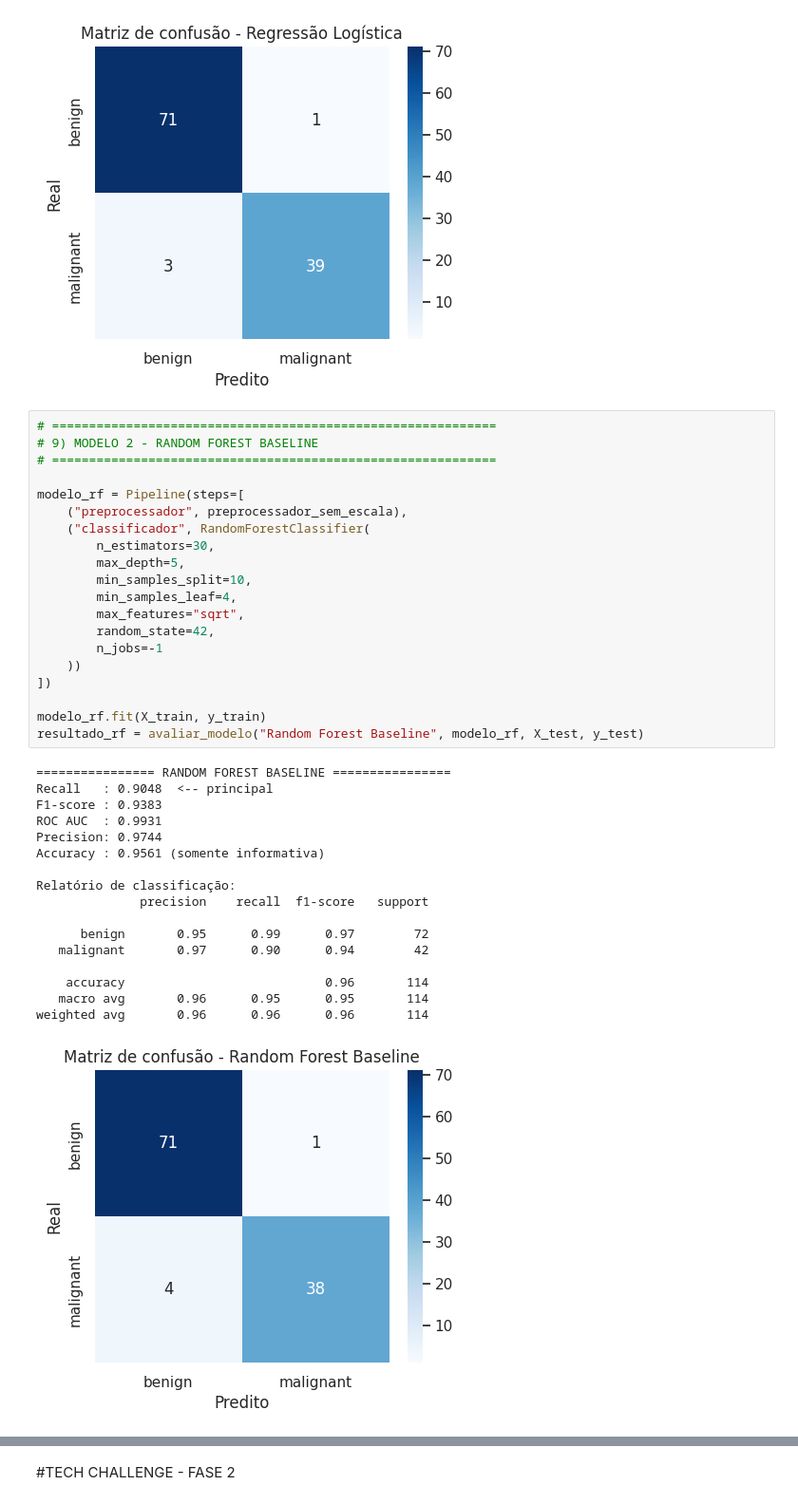
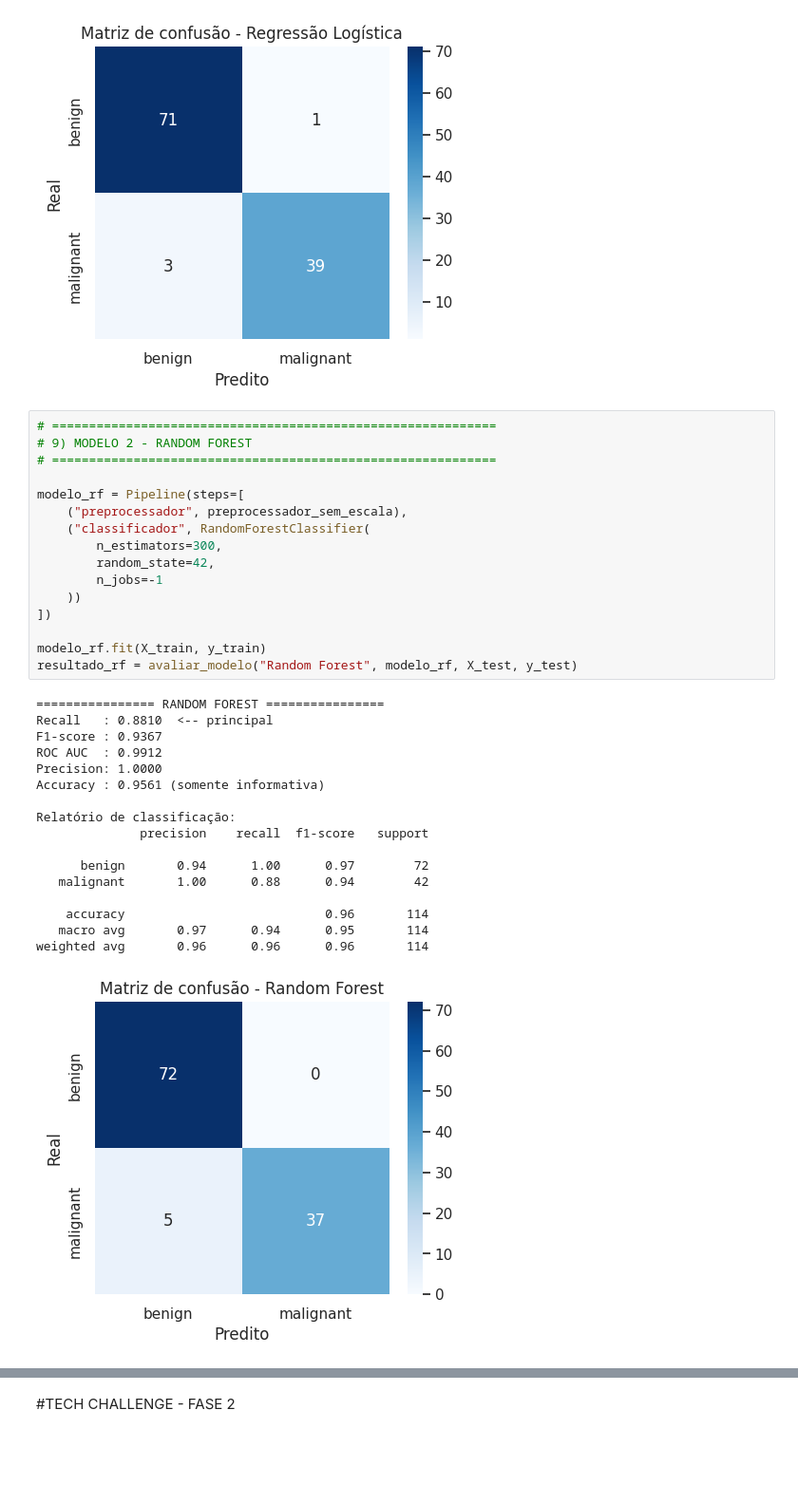
Before and after one commit to mvaraujo1977/Cancer-Mama-Machine-Learning, a Jupyter notebook: Cancer_de_Mama.ipynb, the cells around one changed output, grey strips where cells are left out. Shown at 95% size. Drawn from its saved outputs; the diff is of its cells as text; blank space fills up the shorter version.

```diff
--- a/Cancer_de_Mama.ipynb
+++ b/Cancer_de_Mama.ipynb
@@ -272,42 +272,38 @@ weighted avg       0.97      0.96      0.96       114
 [figure]
 # %%
 # ============================================================
-# 9) MODELO 2 - RANDOM FOREST BASELINE
+# 9) MODELO 2 - RANDOM FOREST
 # ============================================================
 
 modelo_rf = Pipeline(steps=[
     ("preprocessador", preprocessador_sem_escala),
     ("classificador", RandomForestClassifier(
-        n_estimators=30,
-        max_depth=5,
-        min_samples_split=10,
-        min_samples_leaf=4,
-        max_features="sqrt",
+        n_estimators=300,
         random_state=42,
         n_jobs=-1
     ))
 ])
 
 modelo_rf.fit(X_train, y_train)
-resultado_rf = avaliar_modelo("Random Forest Baseline", modelo_rf, X_test, y_test)
+resultado_rf = avaliar_modelo("Random Forest", modelo_rf, X_test, y_test)
 # %% [output]
-================ RANDOM FOREST BASELINE ================
-Recall   : 0.9048  <-- principal
-F1-score : 0.9383
-ROC AUC  : 0.9931
-Precision: 0.9744
+================ RANDOM FOREST ================
+Recall   : 0.8810  <-- principal
+F1-score : 0.9367
+ROC AUC  : 0.9912
+Precision: 1.0000
 Accuracy : 0.9561 (somente informativa)
 
 Relatório de classificação:
               precision    recall  f1-score   support
 
-      benign       0.95      0.99      0.97        72
-   malignant       0.97      0.90      0.94        42
+      benign       0.94      1.00      0.97        72
+   malignant       1.00      0.88      0.94        42
 
     accuracy                           0.96       114
-   macro avg       0.96      0.95      0.95       114
+   macro avg       0.97      0.94      0.95       114
 weighted avg       0.96      0.96      0.96       114
-[figure, old version]
+[figure, new version]
 # %%
 # ============================================================
 # 10) COMPARAÇÃO DOS MODELOS
```
Also changed, not shown: parts of 7 cells of this notebook.
